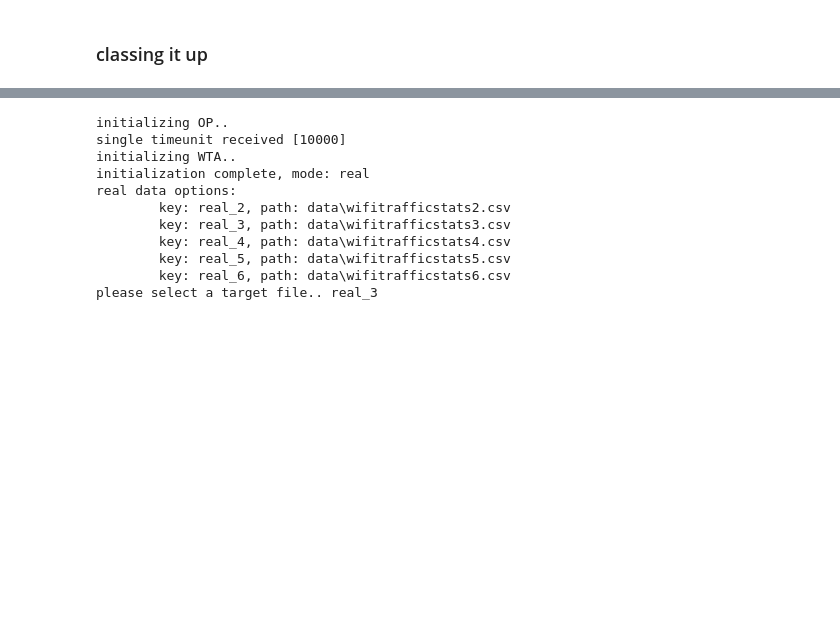
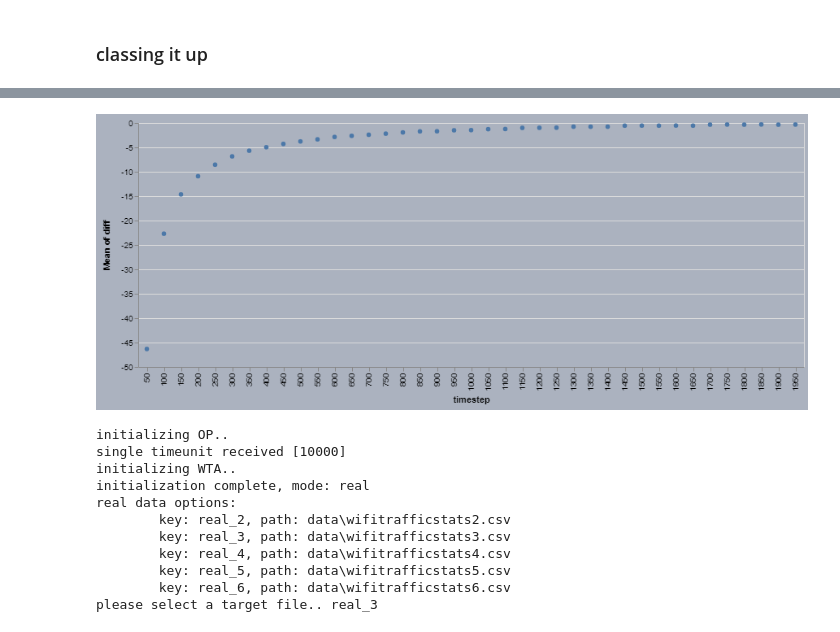
Before and after one commit to tjbergst/data-parsing, a Jupyter notebook: occupancy-prediction.ipynb, the cells around one changed output, grey strips where cells are left out. Drawn from its saved outputs; the diff is of its cells as text; code cells hidden in the pictures; blank space fills up the shorter version.

Commit message:
hacked together loop to iterate through timesteps and timeunits

```diff
--- a/occupancy-prediction.ipynb
+++ b/occupancy-prediction.ipynb
@@ -57,11 +57,12 @@ transition_matrices_path_dict = {
 ### classing it up
 # %%
 class OccupancyPredictor:
-    def __init__(self, real_data_path_dict, timeunits, autoselect_file=True):
+    def __init__(self, real_data_path_dict, timeunits, timestep, autoselect_file=True):
         print('initializing OP..')
 
         # attributes
         self.real_data_path_dict = real_data_path_dict
+        self.timestep = timestep
 
         # set timeunits
         if not isinstance(timeunits, list):
@@ -79,7 +80,7 @@ class OccupancyPredictor:
 
     def select_file_key(self, autoselect):
         if autoselect:
-            self.file_key = list(self.WTA_real.path_dict.keys())[0]
+            self.file_key = list(self.WTA_real.path_dict.keys())[1]
             self.WTA_real.process_real_data(self.file_key)
             print(f'\tautoselected and processed \'{self.file_key}\'')
 
@@ -108,7 +109,7 @@ class OccupancyPredictor:
 
         data_matrix = (
             self.data_array[
-                :int(timeunit*np.round(len(self.data_array) / timeunit))
+                :int(timeunit*np.floor(len(self.data_array) / timeunit))
             ].reshape((-1, timeunit))
         )
         print(f'reshaped into {data_matrix.shape[0]} : {timeunit}µs chunks')
@@ -198,7 +199,7 @@ class OccupancyPredictor:
     def process_timeunit(self, timeunit):
         print(f'processing data for timeunit: {timeunit}µs')
 
-        data_matrix = self.convert_and_reshape(timeunit, 500)
+        data_matrix = self.convert_and_reshape(timeunit, self.timestep)
         tmat_df = self.compute_tmats_and_load_df(data_matrix, timeunit)
 
         return data_matrix, tmat_df
@@ -204,0 +240,7 @@ class OccupancyPredictor:
+# %%
+df_dict = {}
+timesteps = list(range(50, 2000, 50))
+timeunit = 10_000
+
+for tstep in timesteps:
+    df_dict[tstep] = iterate_params(tstep, timeunit)
@@ -204,0 +290,2 @@ class OccupancyPredictor:
+# %%
+full_comp_df = pd.concat([df for df in df_dict.values()])
@@ -205,3 +335,15 @@ class OccupancyPredictor:
+# %%
+alt.Chart(
+    full_comp_df
+).mark_circle(
+).encode(
+    alt.X('timestep:N'),
+    alt.Y('mean(diff):Q')
+).configure(
+    background='#abb2bf'
+)
+# %% [output]
+[figure, added]
 # %%
 OP = OccupancyPredictor(real_data_path_dict, timeunit, autoselect_file=False)
 # %% [output]
```
Also changed, not shown: parts of 11 cells of this notebook.
